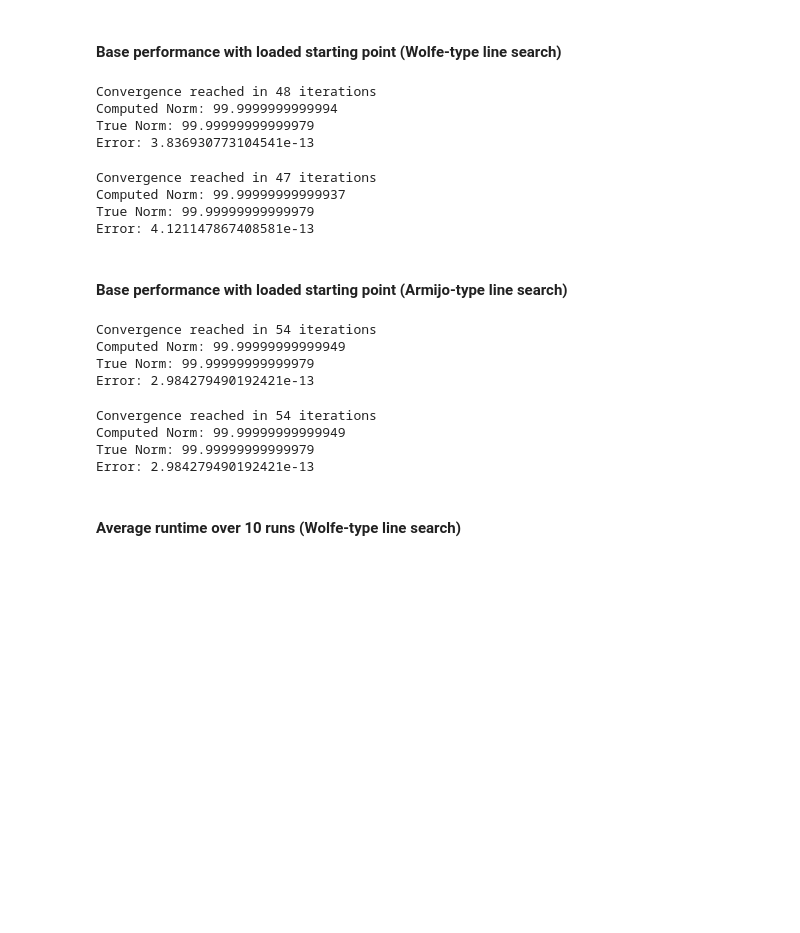
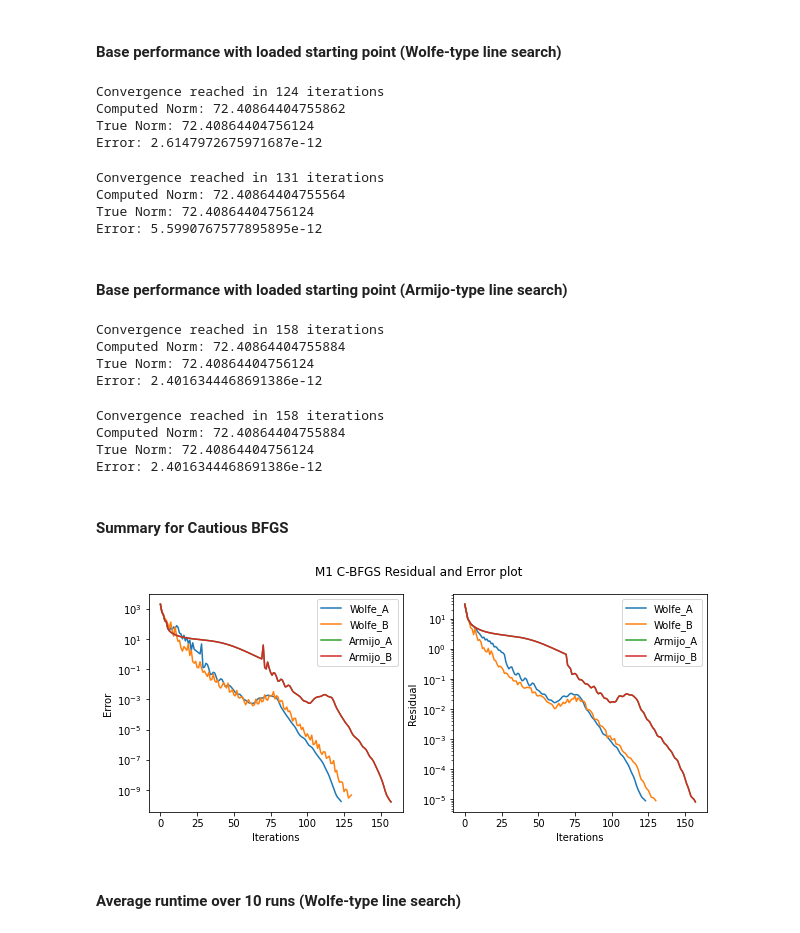
Before and after one commit to joetelila/CM-2Norm_matrix_problem, a Jupyter notebook: BFGS/bfgs_notebook.ipynb, the cells around one changed output. Drawn from its saved outputs; the diff is of its cells as text; code cells hidden in the pictures; blank space fills up the shorter version.

```diff
--- a/BFGS/bfgs_notebook.ipynb
+++ b/BFGS/bfgs_notebook.ipynb
@@ -202,35 +251,49 @@ minimize(funcs.func_, x0_m1, method='BFGS', jac=funcs.func_grad_, options={'gtol
 # %% [markdown]
 #### Base performance with loaded starting point (Wolfe-type line search)
 # %%
-w_c_m1_bfgs_a = run_bfgs(M1, alg_method='C', ls_method='W', c1=1e-4, c2=0.9, starting_point=x0_m1)
+w_c_m1_bfgs_a, w_c_m1_residuals_a, w_c_m1_errors_a = run_bfgs(M1, x0_m1, alg_method='C', ls_method='W', c1=1e-4, c2=0.9, return_arrays=True)
+c_m1_errors_list.append(w_c_m1_errors_a)
+c_m1_residuals_list.append(w_c_m1_residuals_a)
 # %% [output]
-Convergence reached in 48 iterations
-Computed Norm: 99.9999999999994
-True Norm: 99.99999999999979
-Error: 3.836930773104541e-13
+Convergence reached in 124 iterations
+Computed Norm: 72.40864404755862
+True Norm: 72.40864404756124
+Error: 2.6147972675971687e-12
 # %%
-w_c_m1_bfgs_b = run_bfgs(M1, alg_method='C', ls_method='W', c1=0.1, c2=0.49, starting_point=x0_m1)
+w_c_m1_bfgs_b, w_c_m1_residuals_b, w_c_m1_errors_b = run_bfgs(M1, x0_m1, alg_method='C', ls_method='W', c1=0.1, c2=0.49, return_arrays=True)
+c_m1_errors_list.append(w_c_m1_errors_b)
+c_m1_residuals_list.append(w_c_m1_residuals_b)
 # %% [output]
-Convergence reached in 47 iterations
-Computed Norm: 99.99999999999937
-True Norm: 99.99999999999979
-Error: 4.121147867408581e-13
+Convergence reached in 131 iterations
+Computed Norm: 72.40864404755564
+True Norm: 72.40864404756124
+Error: 5.5990767577895895e-12
 # %% [markdown]
 #### Base performance with loaded starting point (Armijo-type line search)
 # %%
-a_c_m1_bfgs_a = run_bfgs(M1, alg_method='C', ls_method='A', c1=1e-4, starting_point=x0_m1)
+a_c_m1_bfgs_a, a_c_m1_residuals_a, a_c_m1_errors_a = run_bfgs(M1, x0_m1, alg_method='C', ls_method='A', c1=1e-4, return_arrays=True)
+c_m1_errors_list.append(a_c_m1_errors_a)
+c_m1_residuals_list.append(a_c_m1_residuals_a)
 # %% [output]
-Convergence reached in 54 iterations
-Computed Norm: 99.99999999999949
-True Norm: 99.99999999999979
-Error: 2.984279490192421e-13
+Convergence reached in 158 iterations
+Computed Norm: 72.40864404755884
+True Norm: 72.40864404756124
+Error: 2.4016344468691386e-12
 # %%
-a_c_m1_bfgs_b = run_bfgs(M1, alg_method='C', ls_method='A', c1=0.1, starting_point=x0_m1)
+a_c_m1_bfgs_b, a_c_m1_residuals_b, a_c_m1_errors_b = run_bfgs(M1, x0_m1, alg_method='C', ls_method='A', c1=0.1, return_arrays=True)
+c_m1_errors_list.append(a_c_m1_errors_b)
+c_m1_residuals_list.append(a_c_m1_residuals_b)
 # %% [output]
-Convergence reached in 54 iterations
-Computed Norm: 99.99999999999949
-True Norm: 99.99999999999979
-Error: 2.984279490192421e-13
+Convergence reached in 158 iterations
+Computed Norm: 72.40864404755884
+True Norm: 72.40864404756124
+Error: 2.4016344468691386e-12
+# %% [markdown]
+#### Summary for Cautious BFGS
+# %%
+plot_summary(c_m1_errors_list, c_m1_residuals_list, labels_list, "M1", "C-BFGS")
+# %% [output]
+[figure, added]
 # %% [markdown]
 #### Average runtime over 10 runs (Wolfe-type line search)
 # %%
```
Also changed, not shown: parts of 172 cells of this notebook, 7 other files.
